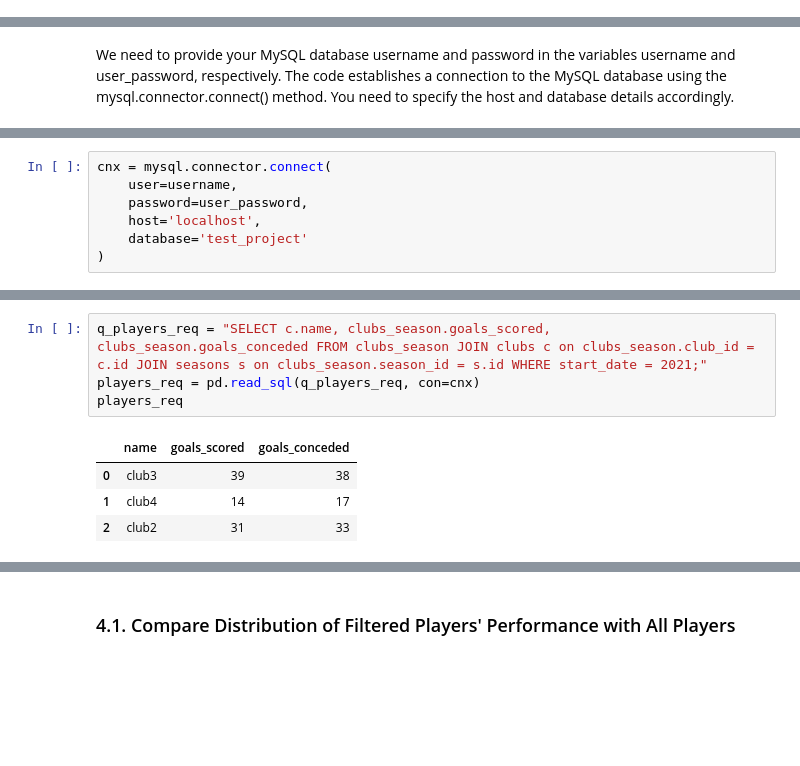
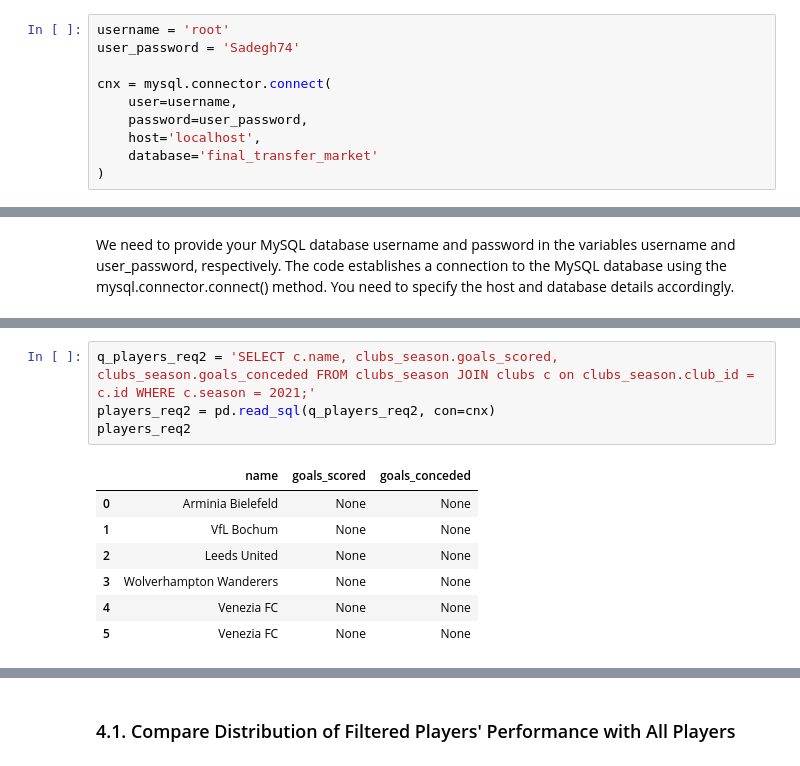
Before and after one commit to fahmani-ms/TransferMarket, a Jupyter notebook: Statistical_Analysis/Requests.ipynb, the cells around one changed output, grey strips where cells are left out. Cells and saved outputs as stored; diff of their text form; blank space fills up the shorter version.

Commit message:
create database based on collected data

```diff
--- a/Statistical_Analysis/Requests.ipynb
+++ b/Statistical_Analysis/Requests.ipynb
@@ -0,0 +10,10 @@
+# %%
+username = 'root'
+user_password = 'Sadegh74'
+
+cnx = mysql.connector.connect(
+    user=username,
+    password=user_password,
+    host='localhost',
+    database='final_transfer_market'
+)
@@ -21,7 +183,0 @@ user_password = ''
-# %%
-cnx = mysql.connector.connect(
-    user=username,
-    password=user_password,
-    host='localhost',
-    database='test_project'
-)
@@ -28,9 +228,12 @@ cnx = mysql.connector.connect(
 # %%
-q_players_req = "SELECT c.name, clubs_season.goals_scored, clubs_season.goals_conceded FROM clubs_season JOIN clubs c on clubs_season.club_id = c.id JOIN seasons s on clubs_season.season_id = s.id WHERE start_date = 2021;"
-players_req = pd.read_sql(q_players_req, con=cnx)
-players_req
+q_players_req2 = 'SELECT c.name, clubs_season.goals_scored, clubs_season.goals_conceded FROM clubs_season JOIN clubs c on clubs_season.club_id = c.id WHERE c.season = 2021;'
+players_req2 = pd.read_sql(q_players_req2, con=cnx)
+players_req2
 # %% [output]
 |  | name | goals_scored | goals_conceded |
-| 0 | club3 | 39 | 38 |
-| 1 | club4 | 14 | 17 |
-| 2 | club2 | 31 | 33 |
+| 0 | Arminia Bielefeld | None | None |
+| 1 | VfL Bochum | None | None |
+| 2 | Leeds United | None | None |
+| 3 | Wolverhampton Wanderers | None | None |
+| 4 | Venezia FC | None | None |
+| 5 | Venezia FC | None | None |
```
Also changed, not shown: parts of 22 cells of this notebook, 22 other files.
